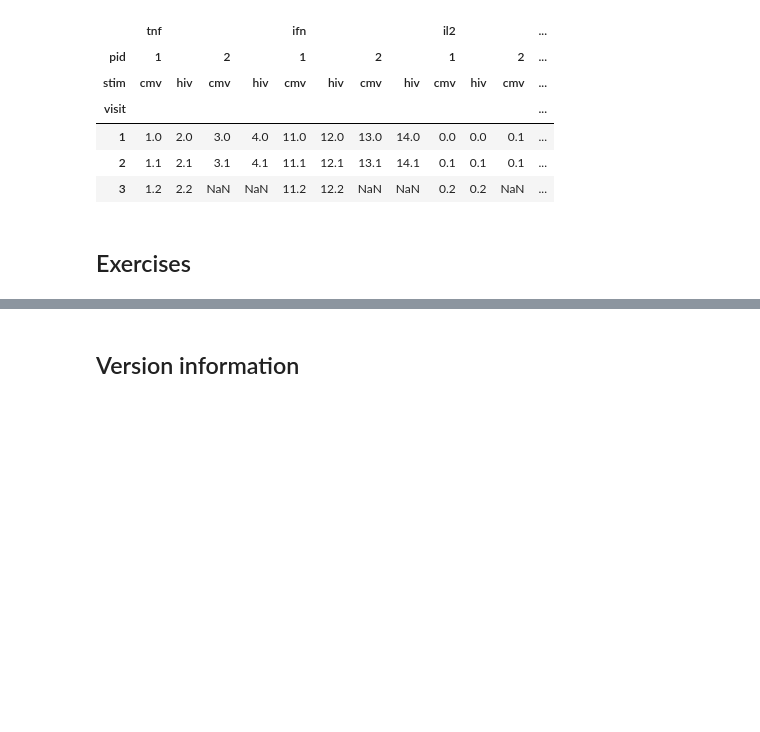
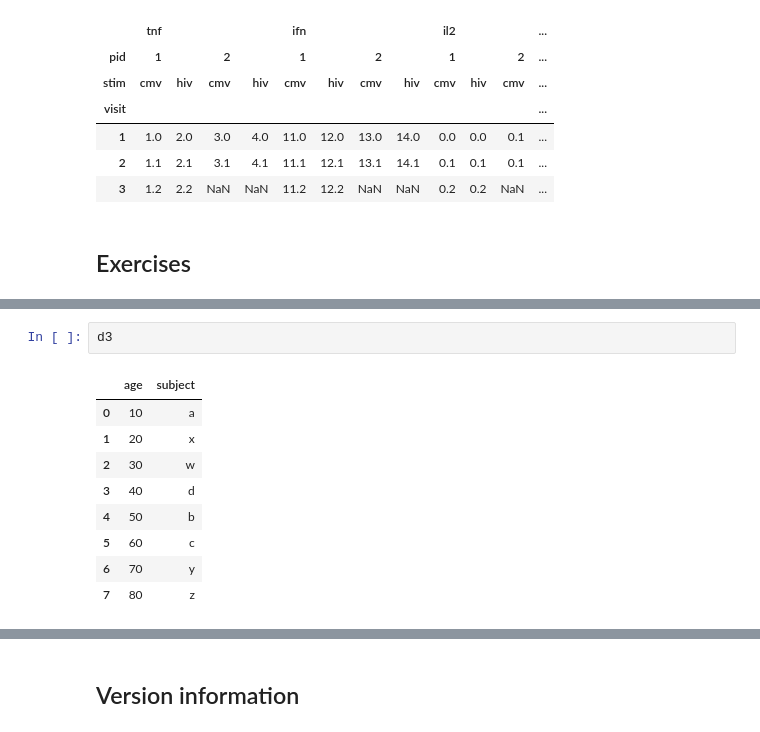
Before and after one commit to cliburn/cfar-data-workshop-2016, a Jupyter notebook: Introduction_to_Pandas.ipynb, the cells around one changed output, grey strips where cells are left out. Cells and saved outputs as stored; diff of their text form; blank space fills up the shorter version.

```diff
--- a/Introduction_to_Pandas.ipynb
+++ b/Introduction_to_Pandas.ipynb
@@ -706,0 +729,12 @@ df1.unstack(['pid', 'stim'])
+# %%
+d3
+# %% [output]
+|  | age | subject |
+| 0 | 10 | a |
+| 1 | 20 | x |
+| 2 | 30 | w |
+| 3 | 40 | d |
+| 4 | 50 | b |
+| 5 | 60 | c |
+| 6 | 70 | y |
+| 7 | 80 | z |
```
Also changed, not shown: parts of 13 cells of this notebook, 3 other files.
